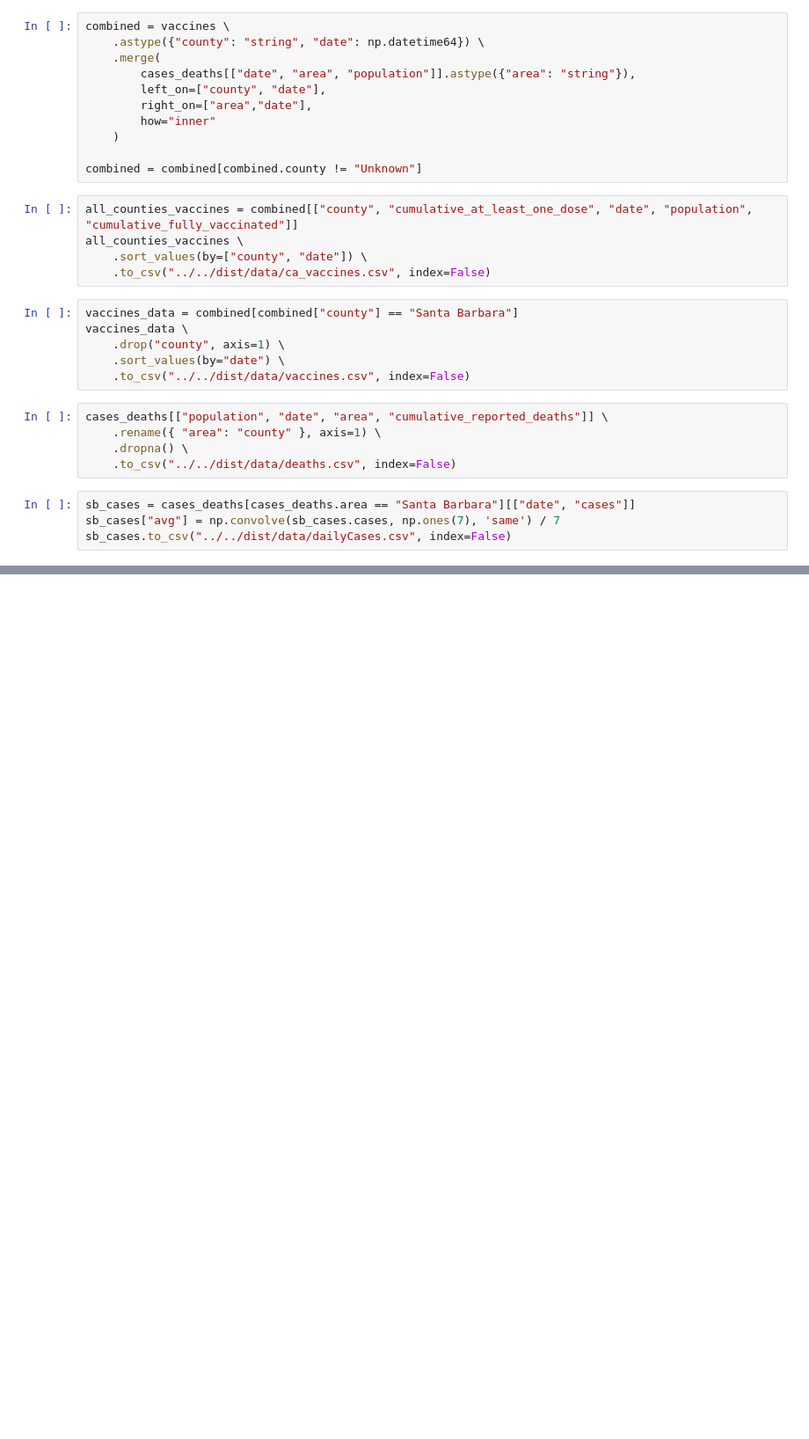
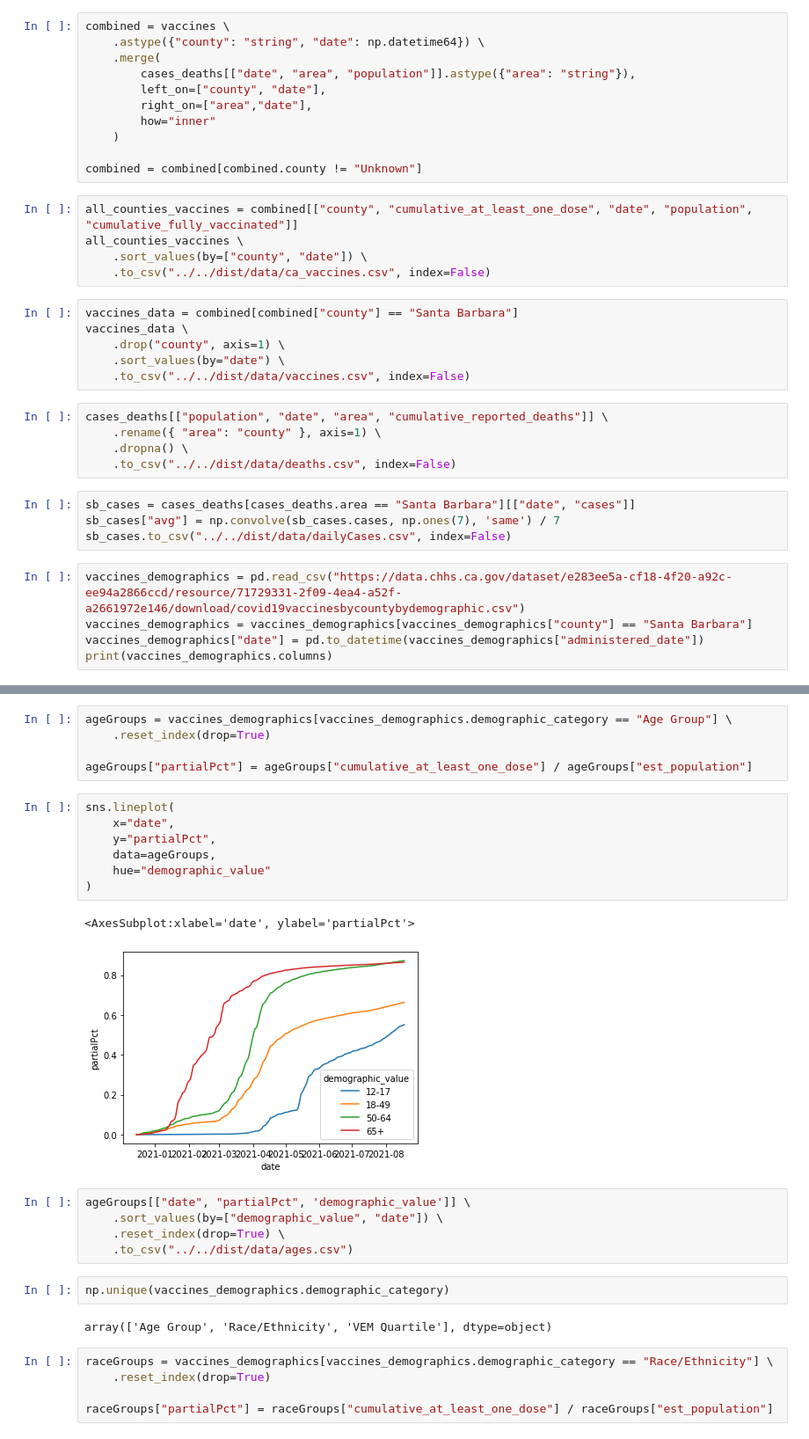
Before and after one commit to dailynexusdata/covid-dashboard, a Jupyter notebook: src/package/webscrape.ipynb, the cells around one changed output, grey strips where cells are left out. Shown at 88% size. Saved outputs shown, nothing was run; the diff lists cells and outputs as text; blank space fills up the shorter version.

```diff
--- a/src/package/webscrape.ipynb
+++ b/src/package/webscrape.ipynb
@@ -67,3 +68,8 @@ cases_deaths[["population", "date", "area", "cumulative_reported_deaths"]] \
 sb_cases = cases_deaths[cases_deaths.area == "Santa Barbara"][["date", "cases"]]
 sb_cases["avg"] = np.convolve(sb_cases.cases, np.ones(7), 'same') / 7
 sb_cases.to_csv("../../dist/data/dailyCases.csv", index=False)
+# %%
+vaccines_demographics = pd.read_csv("https://data.chhs.ca.gov/dataset/e283ee5a-cf18-4f20-a92c-ee94a2866ccd/resource/71729331-2f09-4ea4-a52f-a2661972e146/download/covid19vaccinesbycountybydemographic.csv")
+vaccines_demographics = vaccines_demographics[vaccines_demographics["county"] == "Santa Barbara"]
+vaccines_demographics["date"] = pd.to_datetime(vaccines_demographics["administered_date"])
+print(vaccines_demographics.columns)
@@ -69,0 +101,29 @@ sb_cases.to_csv("../../dist/data/dailyCases.csv", index=False)
+# %%
+ageGroups = vaccines_demographics[vaccines_demographics.demographic_category == "Age Group"] \
+    .reset_index(drop=True)
+
+ageGroups["partialPct"] = ageGroups["cumulative_at_least_one_dose"] / ageGroups["est_population"]
+# %%
+sns.lineplot(
+    x="date",
+    y="partialPct",
+    data=ageGroups,
+    hue="demographic_value"
+)
+# %% [output]
+<AxesSubplot:xlabel='date', ylabel='partialPct'>
+[figure, added]
+# %%
+ageGroups[["date", "partialPct", 'demographic_value']] \
+    .sort_values(by=["demographic_value", "date"]) \
+    .reset_index(drop=True) \
+    .to_csv("../../dist/data/ages.csv")
+# %%
+np.unique(vaccines_demographics.demographic_category)
+# %% [output]
+array(['Age Group', 'Race/Ethnicity', 'VEM Quartile'], dtype=object)
+# %%
+raceGroups = vaccines_demographics[vaccines_demographics.demographic_category == "Race/Ethnicity"] \
+    .reset_index(drop=True)
+
+raceGroups["partialPct"] = raceGroups["cumulative_at_least_one_dose"] / raceGroups["est_population"]
```
Also changed, not shown: parts of 8 cells of this notebook, 2 other files.
